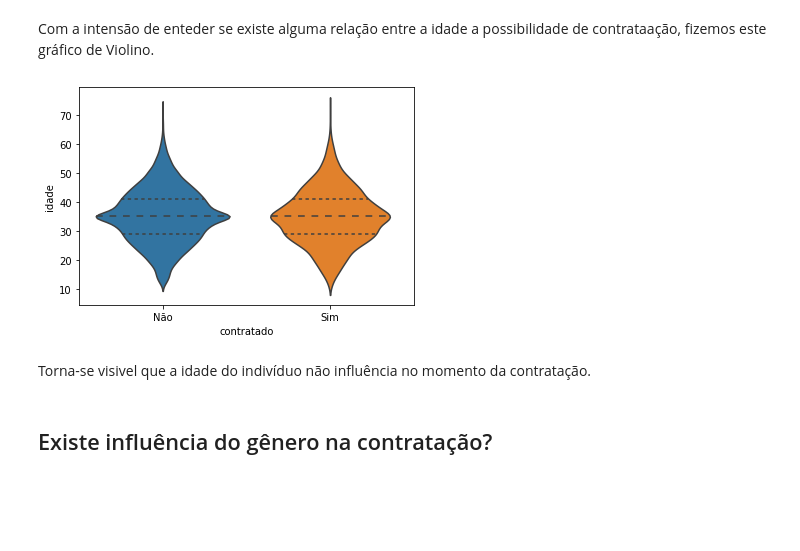
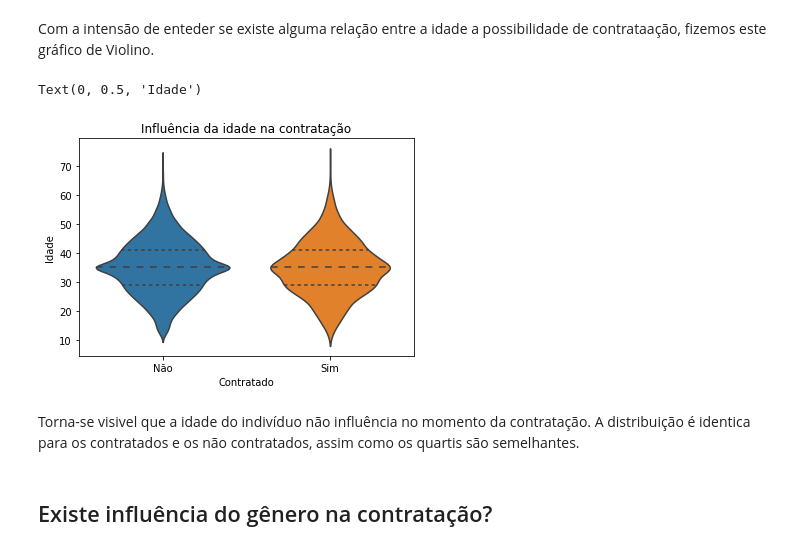
Before and after one commit to BrunoFornaro/icd_a2_2021, a Jupyter notebook: a2_icd_2021.ipynb, the cells around one changed output. Saved outputs shown, nothing was run; the diff lists cells and outputs as text; code cells hidden in the pictures; blank space fills up the shorter version.

```diff
--- a/a2_icd_2021.ipynb
+++ b/a2_icd_2021.ipynb
@@ -186,6 +184,9 @@ df
 df['idade'] = df['idade'].astype('int')
 df['experiencia'] = df['experiencia'].astype('int')
 
+# Convertendo o tipo de variável da data
+df['data'] = pd.to_datetime(df['data'], format='%Y-%m-%d')
+
 # Resultado
 df
 # %% [output]
@@ -269,14 +270,18 @@ Percebe-se, portanto, que a densidade para os contratados e não contratados é
 Com a intensão de enteder se existe alguma relação entre a idade a possibilidade de contrataação, fizemos este gráfico de Violino.
 # %%
 # Copiando o dataframe para não alterar o original
-df_idade = df
+df_idade = df[:]
 
 # Plotando o violinplot
 idade_contratacao = sns.violinplot(x="contratado", y="idade", data=df_idade, inner="quartile")
+plt.title("Influência da idade na contratação")
+plt.xlabel("Contratado")
+plt.ylabel("Idade")
 # %% [output]
+Text(0, 0.5, 'Idade')
-[figure, old version]
+[figure, new version]
 # %% [markdown]
-Torna-se visivel que a idade do indivíduo não influência no momento da contratação.
+Torna-se visivel que a idade do indivíduo não influência no momento da contratação. A distribuição é identica para os contratados e os não contratados, assim como os quartis são semelhantes.
 # %% [markdown]
 ## Existe influência do gênero na contratação?
 # %% [markdown]
```
Also changed, not shown: parts of 25 cells of this notebook.
